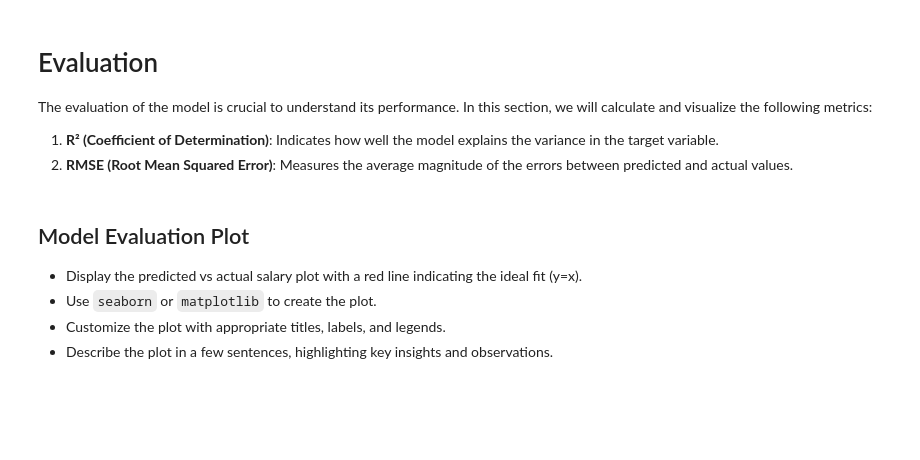
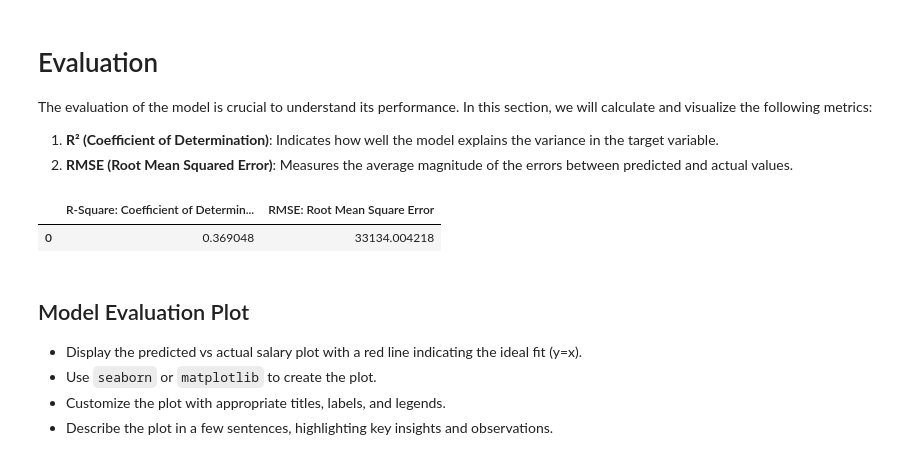
Before and after one commit to met-ad-688/lab08-yang020306, a Jupyter notebook: lab08-yanyang.ipynb, the cells around one changed output. Drawn from its saved outputs; the diff is of its cells as text; code cells hidden in the pictures; blank space fills up the shorter version.

```diff
--- a/lab08-yanyang.ipynb
+++ b/lab08-yanyang.ipynb
@@ -417,3 +430,19 @@ rmse =
+# %%
+from pyspark.ml.evaluation import RegressionEvaluator
+from pyspark.sql.functions import col, pow, sqrt, avg
+import numpy as np
+
+# supported metrics: https://spark.apache.org/docs/latest/api/python/reference/api/pyspark.ml.evaluation.RegressionEvaluator.html
+r2_eval = RegressionEvaluator(labelCol="SALARY", predictionCol="prediction", metricName="r2")
+rmse_eval = RegressionEvaluator(labelCol="SALARY", predictionCol="prediction", metricName="rmse")
+
+pd.DataFrame.from_dict({
+    'R-Square: Coefficient of Determination': [r2_eval.evaluate(predictions)],
+    'RMSE: Root Mean Square Error': [rmse_eval.evaluate(predictions)],
+})
+# %% [output]
+|  | R-Square: Coefficient of Determin... | RMSE: Root Mean Square Error |
+| 0 | 0.369048 | 33134.004218 |
 # %% [markdown]
 ## Model Evaluation Plot
 
```
Also changed, not shown: parts of 13 cells of this notebook, 24 other files.
